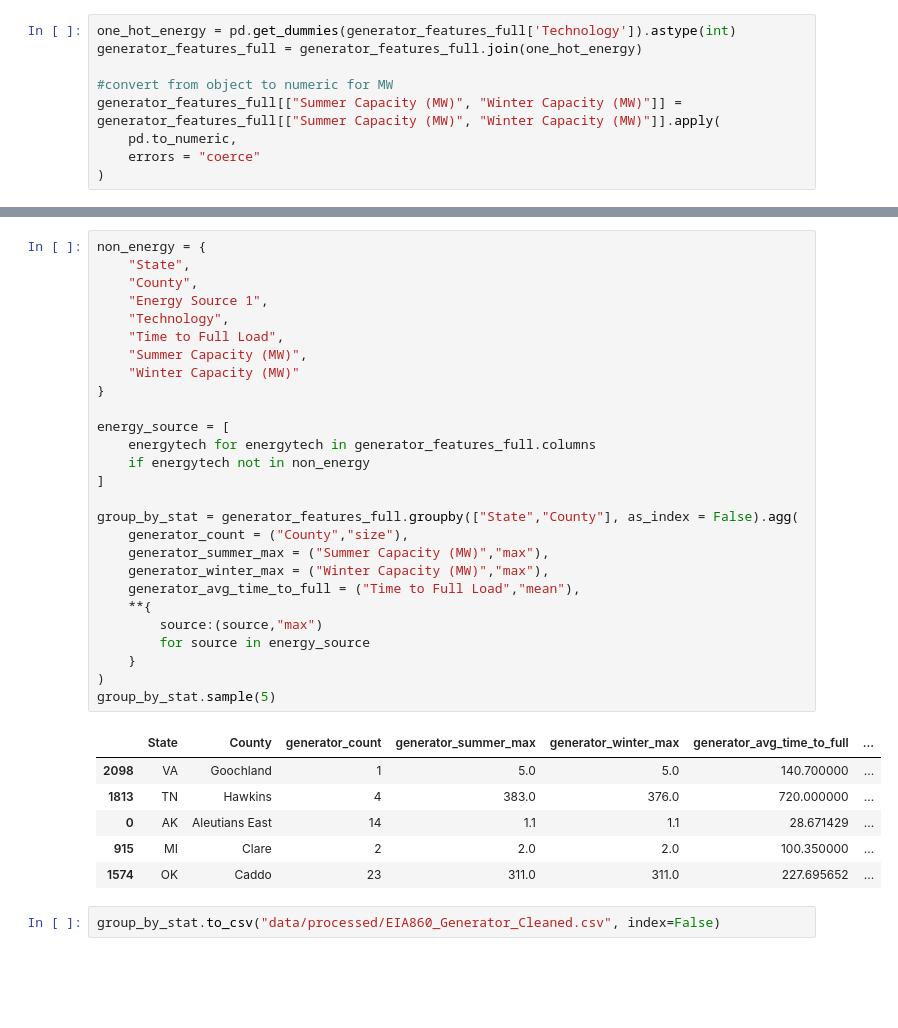
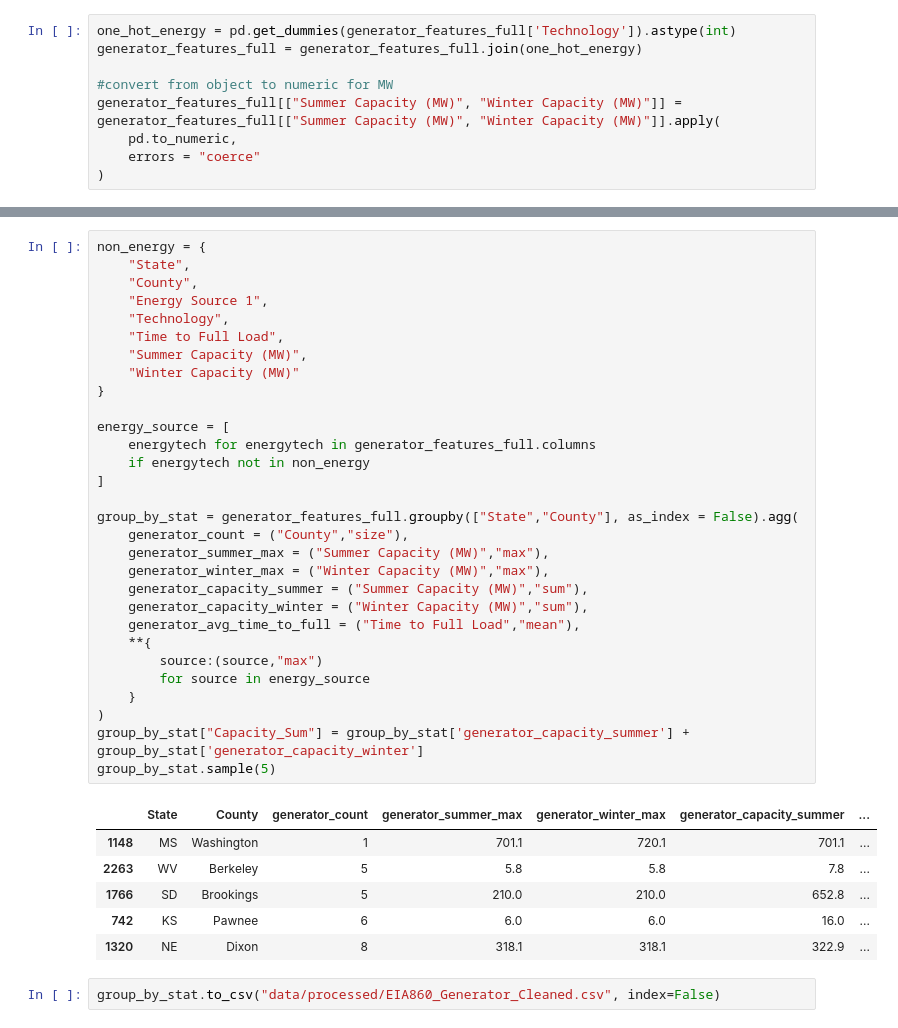
Before and after one commit to matthewchess/siads696, a Jupyter notebook: 02-data-cleaning.ipynb, the cells around one changed output, grey strips where cells are left out. Drawn from its saved outputs; the diff is of its cells as text; blank space fills up the shorter version.

```diff
--- a/02-data-cleaning.ipynb
+++ b/02-data-cleaning.ipynb
@@ -1150,37 +1150,40 @@ memory usage: 8.3 MB
 # %%
 non_energy = {
     "State",
     "County",
     "Energy Source 1",
     "Technology",
     "Time to Full Load",
     "Summer Capacity (MW)",
     "Winter Capacity (MW)"
 }
 
 energy_source = [
     energytech for energytech in generator_features_full.columns
     if energytech not in non_energy
 ]
 
 group_by_stat = generator_features_full.groupby(["State","County"], as_index = False).agg(
     generator_count = ("County","size"),
     generator_summer_max = ("Summer Capacity (MW)","max"),
     generator_winter_max = ("Winter Capacity (MW)","max"),
+    generator_capacity_summer = ("Summer Capacity (MW)","sum"),
+    generator_capacity_winter = ("Winter Capacity (MW)","sum"),
     generator_avg_time_to_full = ("Time to Full Load","mean"),
     **{
         source:(source,"max")
         for source in energy_source
     }
 )
+group_by_stat["Capacity_Sum"] = group_by_stat['generator_capacity_summer'] + group_by_stat['generator_capacity_winter']
 group_by_stat.sample(5)
 # %% [output]
-|  | State | County | generator_count | generator_summer_max | generator_winter_max | generator_avg_time_to_full | ... |
-| 2098 | VA | Goochland | 1 | 5.0 | 5.0 | 140.700000 | ... |
-| 1813 | TN | Hawkins | 4 | 383.0 | 376.0 | 720.000000 | ... |
-| 0 | AK | Aleutians East | 14 | 1.1 | 1.1 | 28.671429 | ... |
-| 915 | MI | Clare | 2 | 2.0 | 2.0 | 100.350000 | ... |
-| 1574 | OK | Caddo | 23 | 311.0 | 311.0 | 227.695652 | ... |
+|  | State | County | generator_count | generator_summer_max | generator_winter_max | generator_capacity_summer | ... |
+| 1148 | MS | Washington | 1 | 701.1 | 720.1 | 701.1 | ... |
+| 2263 | WV | Berkeley | 5 | 5.8 | 5.8 | 7.8 | ... |
+| 1766 | SD | Brookings | 5 | 210.0 | 210.0 | 652.8 | ... |
+| 742 | KS | Pawnee | 6 | 6.0 | 6.0 | 16.0 | ... |
+| 1320 | NE | Dixon | 8 | 318.1 | 318.1 | 322.9 | ... |
 # %%
 group_by_stat.to_csv("data/processed/EIA860_Generator_Cleaned.csv", index=False)
 # %% [markdown]
```
Also changed, not shown: parts of 2 cells of this notebook, 2 other files.
